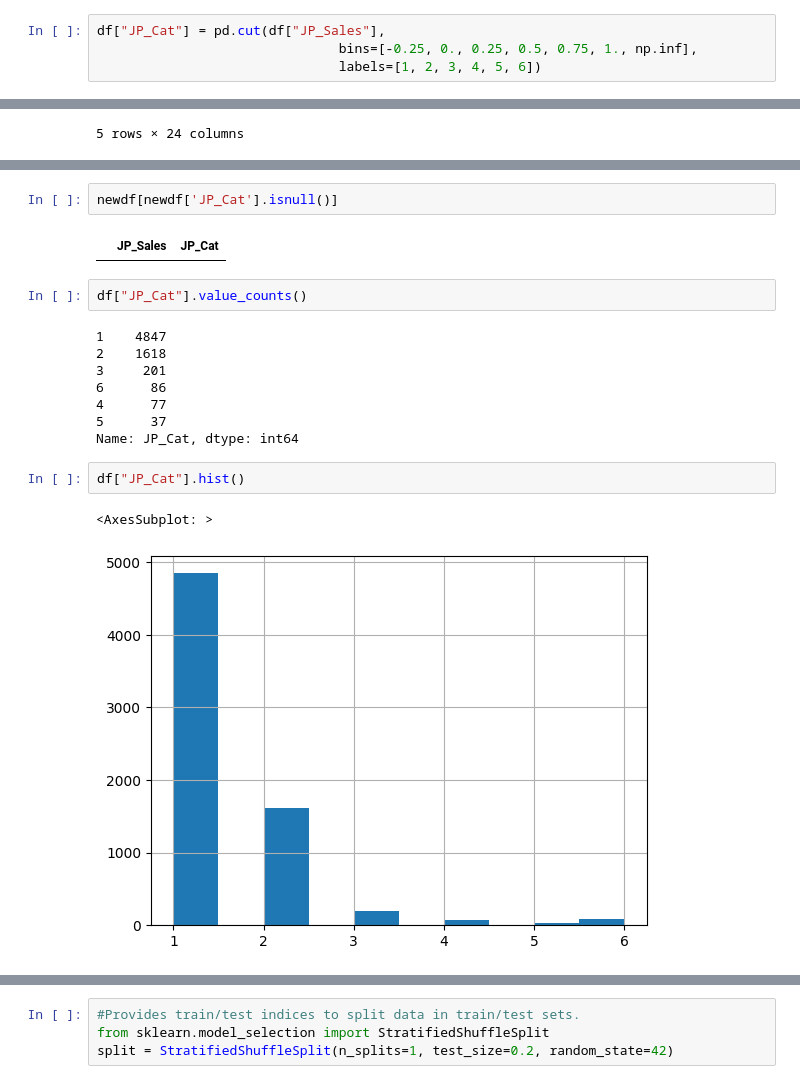
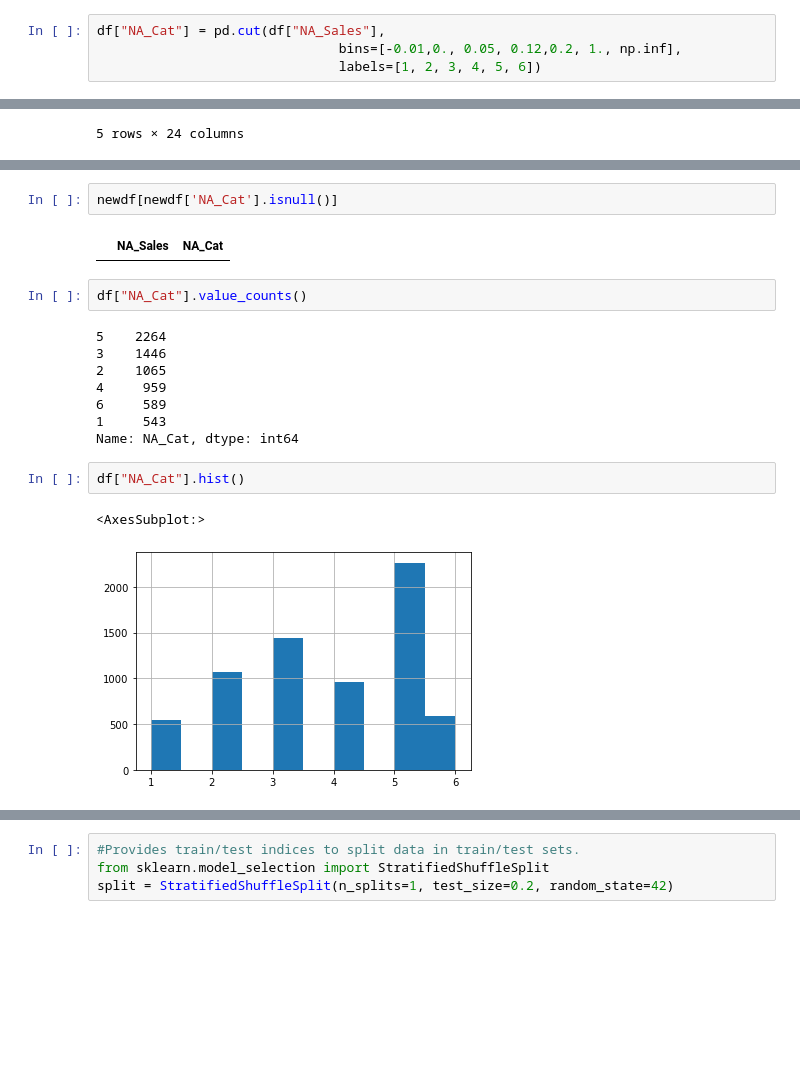
Before and after one commit to msadiq10/DMML-Group-15, a Jupyter notebook: group15-lab2.ipynb, the cells around one changed output, grey strips where cells are left out. Saved outputs shown, nothing was run; the diff lists cells and outputs as text; blank space fills up the shorter version.

Commit message:
Changed JP to NA
Changed the stratification topic to NA because JP has way too many 0 sales

```diff
--- a/group15-lab2.ipynb
+++ b/group15-lab2.ipynb
@@ -609,6 +609,6 @@ df["JP_Sales"].hist()
 # %%
-df["JP_Cat"] = pd.cut(df["JP_Sales"],
-                               bins=[-0.25, 0., 0.25, 0.5, 0.75, 1., np.inf],
+df["NA_Cat"] = pd.cut(df["NA_Sales"],
+                               bins=[-0.01,0., 0.05, 0.12,0.2, 1., np.inf],
                                labels=[1, 2, 3, 4, 5, 6])
 # %%
 df.tail()
@@ -638,24 +638,24 @@ newdf
 | 6865 | 0.00 | 1 |
 6866 rows × 2 columns
 # %%
-newdf[newdf['JP_Cat'].isnull()]
+newdf[newdf['NA_Cat'].isnull()]
 # %% [output]
-|  | JP_Sales | JP_Cat |
+|  | NA_Sales | NA_Cat |
 # %%
-df["JP_Cat"].value_counts()
+df["NA_Cat"].value_counts()
 # %% [output]
-1    4847
-2    1618
-3     201
-6      86
-4      77
-5      37
-Name: JP_Cat, dtype: int64
+5    2264
+3    1446
+2    1065
+4     959
+6     589
+1     543
+Name: NA_Cat, dtype: int64
 # %%
-df["JP_Cat"].hist()
+df["NA_Cat"].hist()
 # %% [output]
-<AxesSubplot: >
+<AxesSubplot:>
-[figure, old version]
+[figure, new version]
 # %%
 df.info()
 # %% [output]
```
Also changed, not shown: parts of 22 cells of this notebook.
